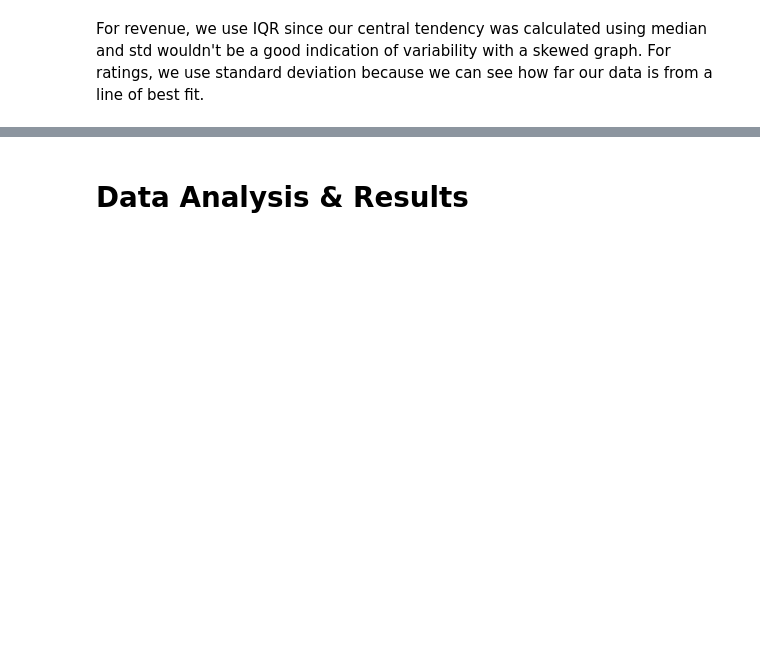
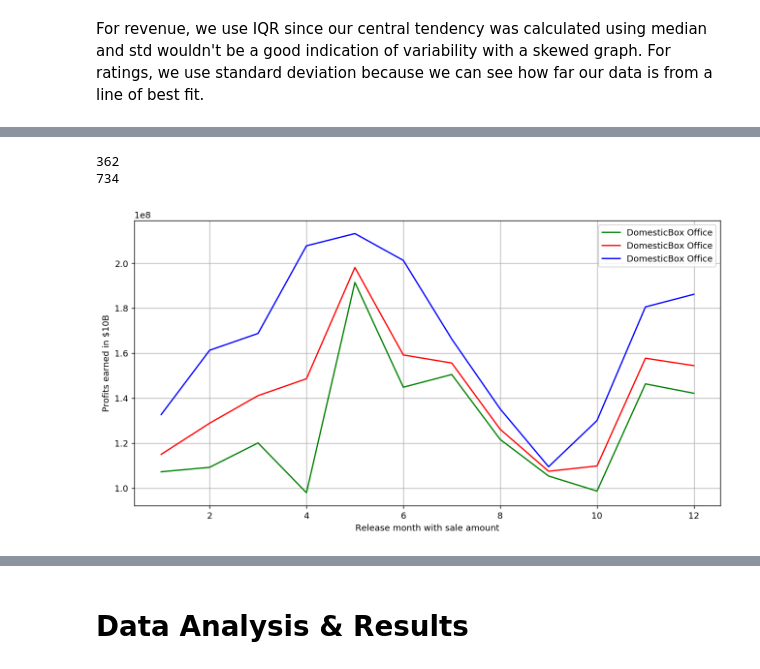
Before and after one commit to SephalTheX/Corollators, a Jupyter notebook: FinalProject.ipynb, the cells around one changed output, grey strips where cells are left out. Drawn from its saved outputs; the diff is of its cells as text; code cells hidden in the pictures; blank space fills up the shorter version.

```diff
--- a/FinalProject.ipynb
+++ b/FinalProject.ipynb
@@ -225,0 +249,4 @@ The standard deviation of ratings is  0.9275072361079982
+# %%
+# Read the cleaned data
+df = pd.read_csv('./data/omdb_cleaned.csv')
+df
@@ -225,0 +354,21 @@ The standard deviation of ratings is  0.9275072361079982
+# %%
+monthly_comp = df.groupby('Month')['DomesticBox Office'].mean()
+df_newer = df[df['Year']>2010]
+print(len(df_newer))
+monthly_comp_newer = df_newer.groupby('Month')['DomesticBox Office'].mean()
+df_older = df[df['Year']<=2010]
+print(len(df_older))
+monthly_comp_older = df_older.groupby('Month')['DomesticBox Office'].mean()
+plt.figure(figsize=(12,6),dpi=130)
+plt.xlabel('Release month with sale amount')
+plt.ylabel('Profits earned in $10B')
+plt.grid()
+plt.plot(monthly_comp_older, 'g')
+plt.plot(monthly_comp, 'r')
+plt.plot(monthly_comp_newer, 'b')
+plt.legend()
+plt.show()
+# %% [output]
+362
+734
+[figure, added]
```
Also changed, not shown: parts of 42 cells of this notebook, 1 other file.
